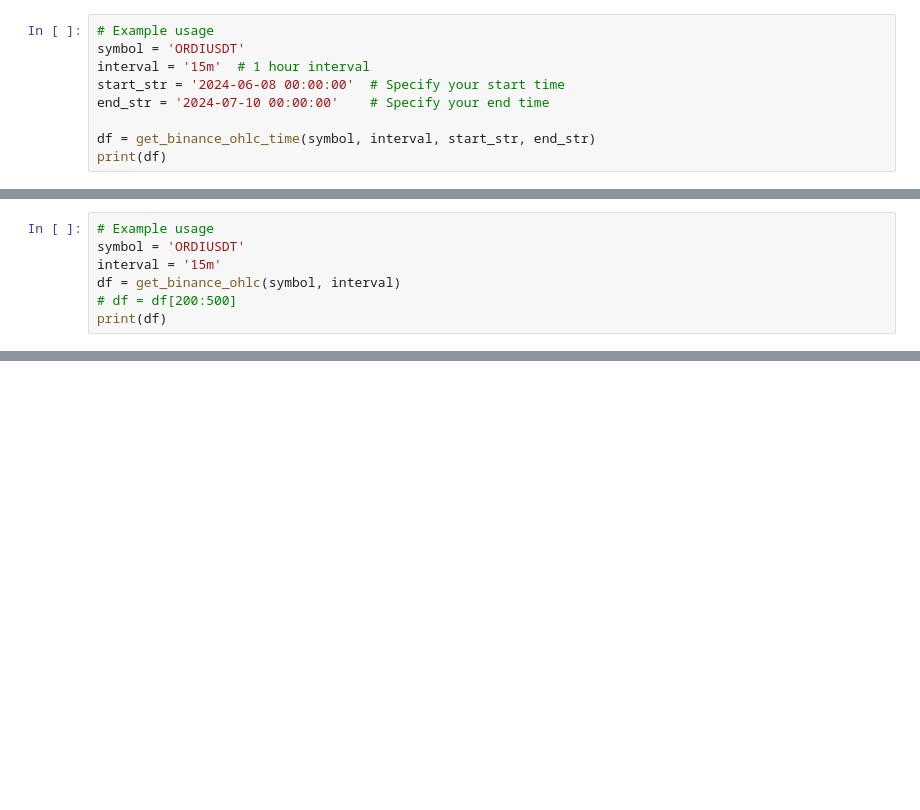
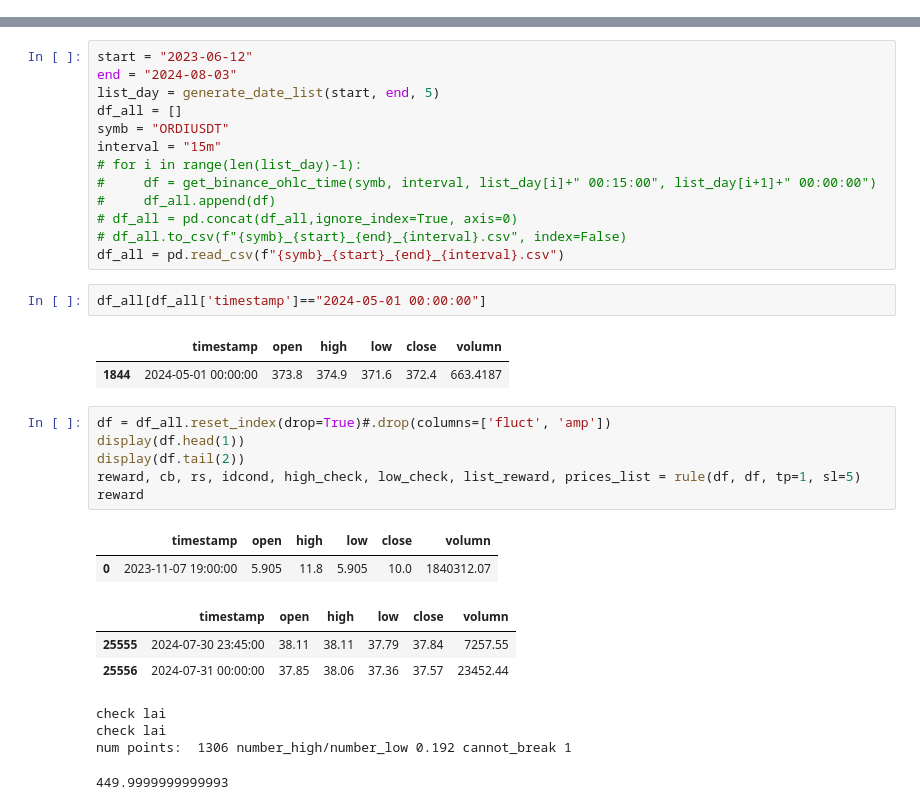
Before and after one commit to khiemdoan/qcuongning-binance-future, a Jupyter notebook: search.ipynb, the cells around one changed output, grey strips where cells are left out. Saved outputs shown, nothing was run; the diff lists cells and outputs as text; blank space fills up the shorter version.

```diff
--- a/search.ipynb
+++ b/search.ipynb
@@ -73,11 +78,2 @@ def get_binance_ohlc_time(symbol, interval, start_str, end_str):
     # df.set_index('timestamp', inplace=True)
     return df
-# %%
-# Example usage
-symbol = 'ORDIUSDT'
-interval = '15m'  # 1 hour interval
-start_str = '2024-06-08 00:00:00'  # Specify your start time
-end_str = '2024-07-10 00:00:00'    # Specify your end time
-
-df = get_binance_ohlc_time(symbol, interval, start_str, end_str)
-print(df)
@@ -100,7 +79,0 @@ print(df)
-# %%
-# Example usage
-symbol = 'ORDIUSDT'
-interval = '15m'
-df = get_binance_ohlc(symbol, interval)
-# df = df[200:500]
-print(df)
@@ -229,0 +138,34 @@ all_point
+# %%
+start = "2023-06-12"
+end = "2024-08-03"
+list_day = generate_date_list(start, end, 5)
+df_all = []
+symb = "ORDIUSDT"
+interval = "15m"
+# for i in range(len(list_day)-1):
+#     df = get_binance_ohlc_time(symb, interval, list_day[i]+" 00:15:00", list_day[i+1]+" 00:00:00")
+#     df_all.append(df)
+# df_all = pd.concat(df_all,ignore_index=True, axis=0)
+# df_all.to_csv(f"{symb}_{start}_{end}_{interval}.csv", index=False)
+df_all = pd.read_csv(f"{symb}_{start}_{end}_{interval}.csv")
+# %%
+df_all[df_all['timestamp']=="2024-05-01 00:00:00"]
+# %% [output]
+|  | timestamp | open | high | low | close | volumn |
+| 1844 | 2024-05-01 00:00:00 | 373.8 | 374.9 | 371.6 | 372.4 | 663.4187 |
+# %%
+df = df_all.reset_index(drop=True)#.drop(columns=['fluct', 'amp'])
+display(df.head(1))
+display(df.tail(2))
+reward, cb, rs, idcond, high_check, low_check, list_reward, prices_list = rule(df, df, tp=1, sl=5)
+reward
+# %% [output]
+|  | timestamp | open | high | low | close | volumn |
+| 0 | 2023-11-07 19:00:00 | 5.905 | 11.8 | 5.905 | 10.0 | 1840312.07 |
+|  | timestamp | open | high | low | close | volumn |
+| 25555 | 2024-07-30 23:45:00 | 38.11 | 38.11 | 37.79 | 37.84 | 7257.55 |
+| 25556 | 2024-07-31 00:00:00 | 37.85 | 38.06 | 37.36 | 37.57 | 23452.44 |
+check lai
+check lai
+num points:  1306 number_high/number_low 0.192 cannot_break 1
+449.9999999999993
```
Also changed, not shown: parts of 13 cells of this notebook, 7 other files.
